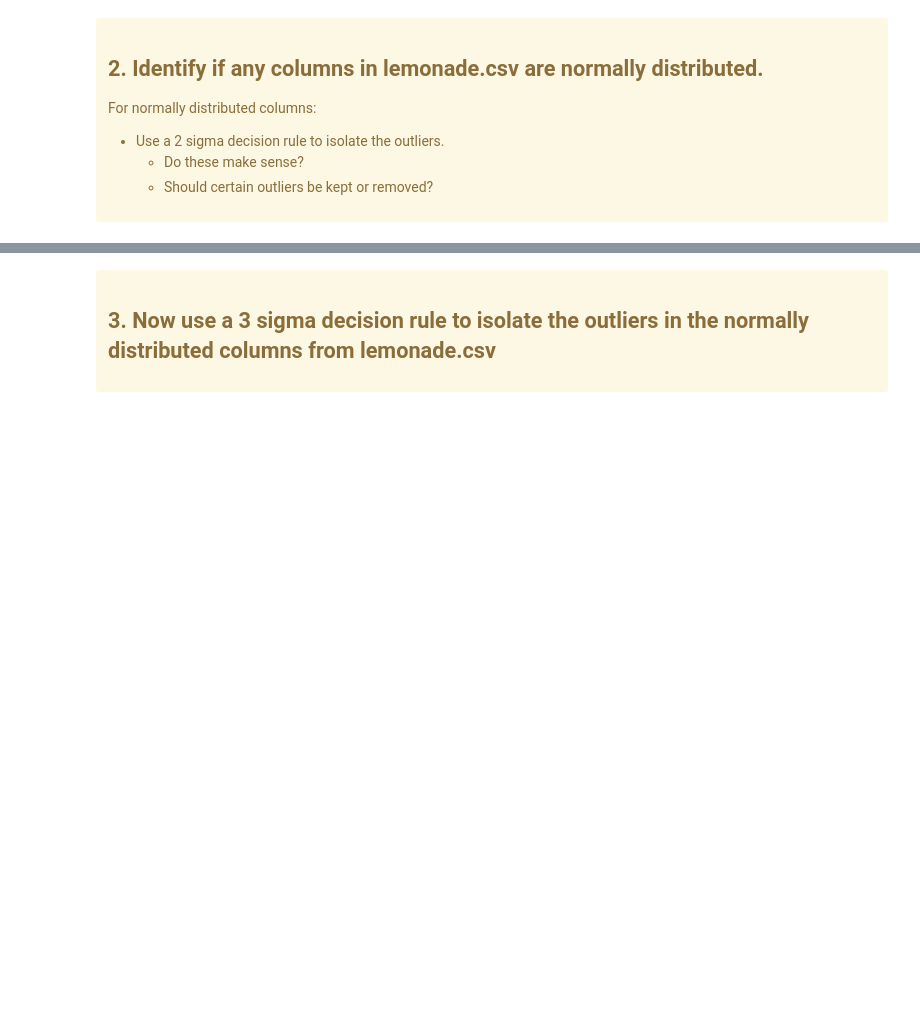
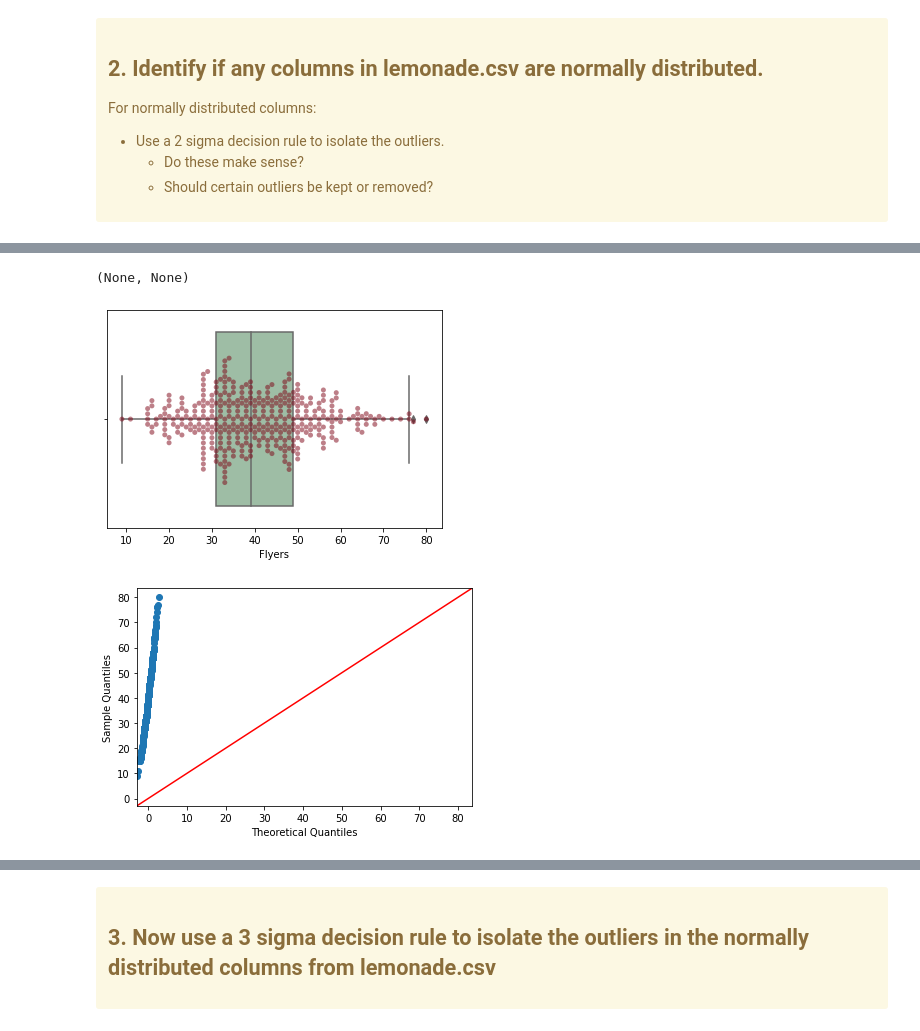
Before and after one commit to QMCBT-JustinEvans/anomaly-detection-exercises, a Jupyter notebook: continuous_probabilistic_methods.ipynb, the cells around one changed output, grey strips where cells are left out. Saved outputs shown, nothing was run; the diff lists cells and outputs as text; code cells hidden in the pictures; blank space fills up the shorter version.

```diff
--- a/continuous_probabilistic_methods.ipynb
+++ b/continuous_probabilistic_methods.ipynb
@@ -881,0 +910,7 @@ Name: Temperature, Length: 365, dtype: float64
+# %%
+# Use custom function that displays both plots for checking Normal Distribution
+distribution_plots(df, 'Flyers')
+# %% [output]
+(None, None)
+[figure, added]
+[figure, added]
```
Also changed, not shown: parts of 27 cells of this notebook.
